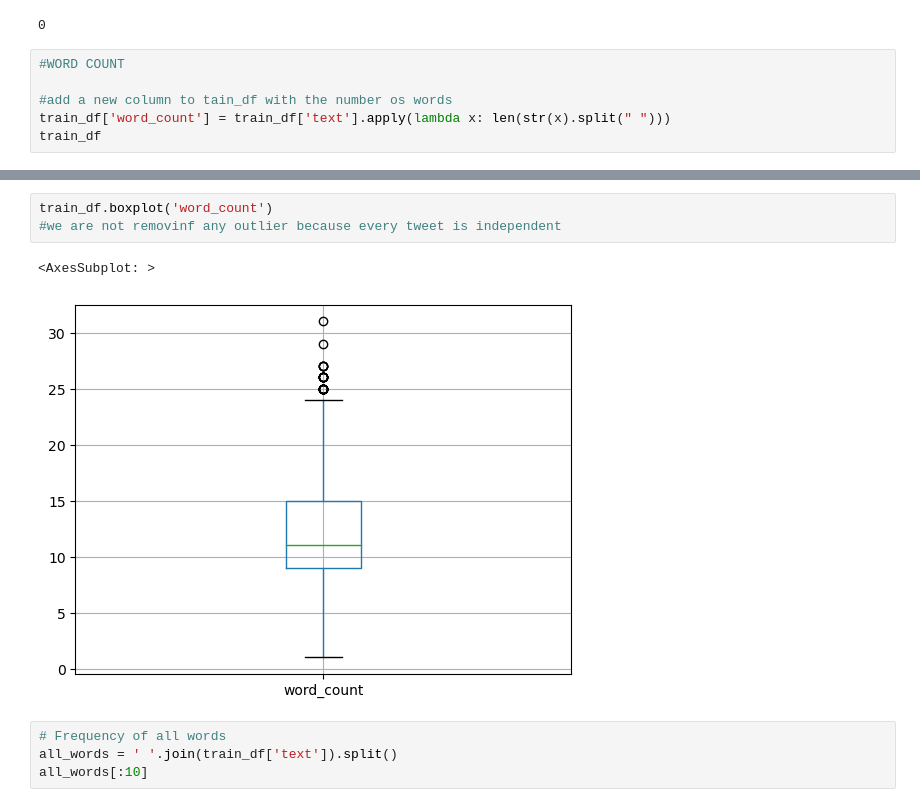
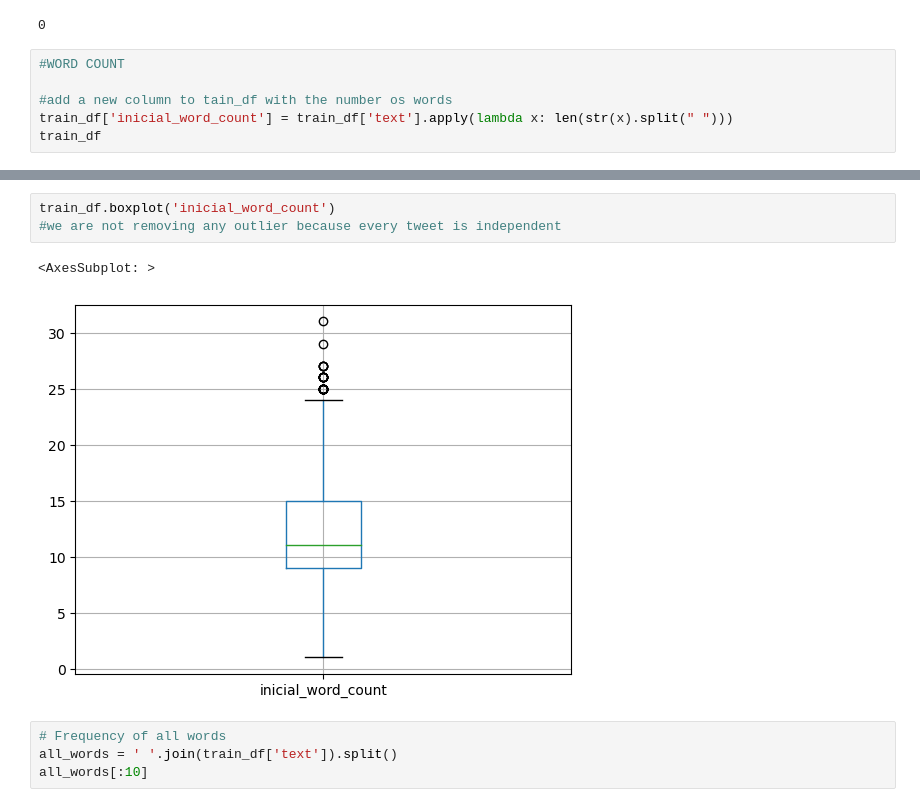
Before and after one commit to mayer19/Text_Mining_NovaIMS, a Jupyter notebook: stock_project.ipynb, the cells around one changed output, grey strips where cells are left out. Drawn from its saved outputs; the diff is of its cells as text.

```diff
--- a/stock_project.ipynb
+++ b/stock_project.ipynb
@@ -74,6 +74,6 @@ train_df['text'].isna().sum()
 #WORD COUNT
 
 #add a new column to tain_df with the number os words
-train_df['word_count'] = train_df['text'].apply(lambda x: len(str(x).split(" ")))
+train_df['inicial_word_count'] = train_df['text'].apply(lambda x: len(str(x).split(" ")))
 train_df
 # %% [output]
@@ -129,9 +132,9 @@ train_df['word_count'].hist()
 # %%
-train_df.boxplot('word_count')
-#we are not removinf any outlier because every tweet is independent
+train_df.boxplot('inicial_word_count')
+#we are not removing any outlier because every tweet is independent
 # %% [output]
 <AxesSubplot: >
-[figure, old version]
+[figure, new version]
 # %%
 # Frequency of all words
 all_words = ' '.join(train_df['text']).split()
```
Also changed, not shown: parts of 57 cells of this notebook.
